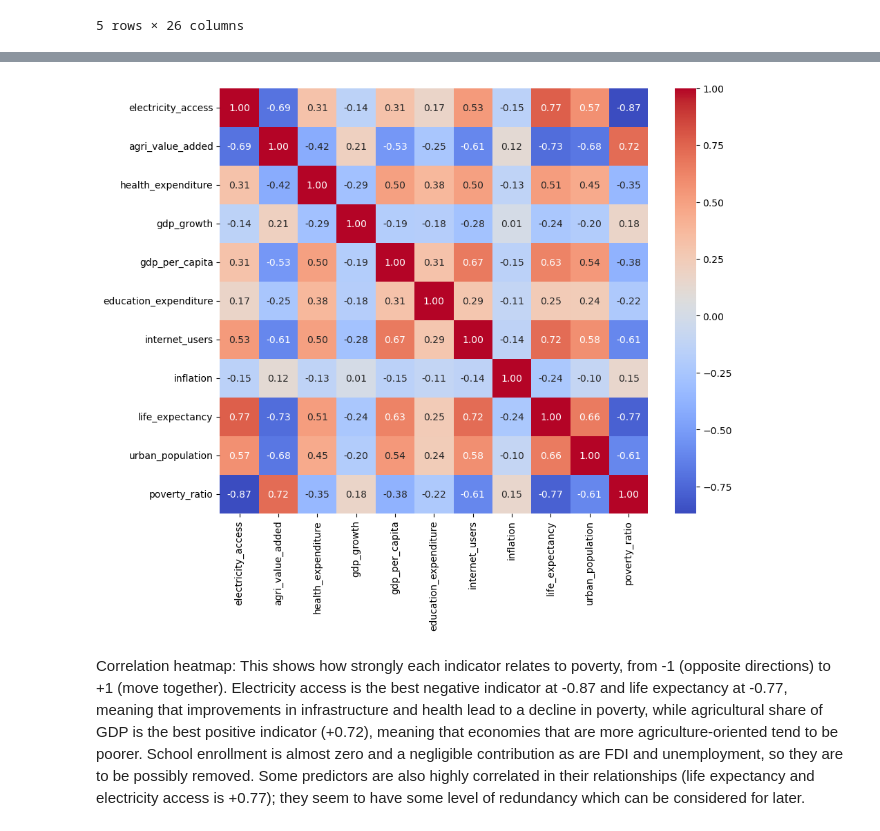
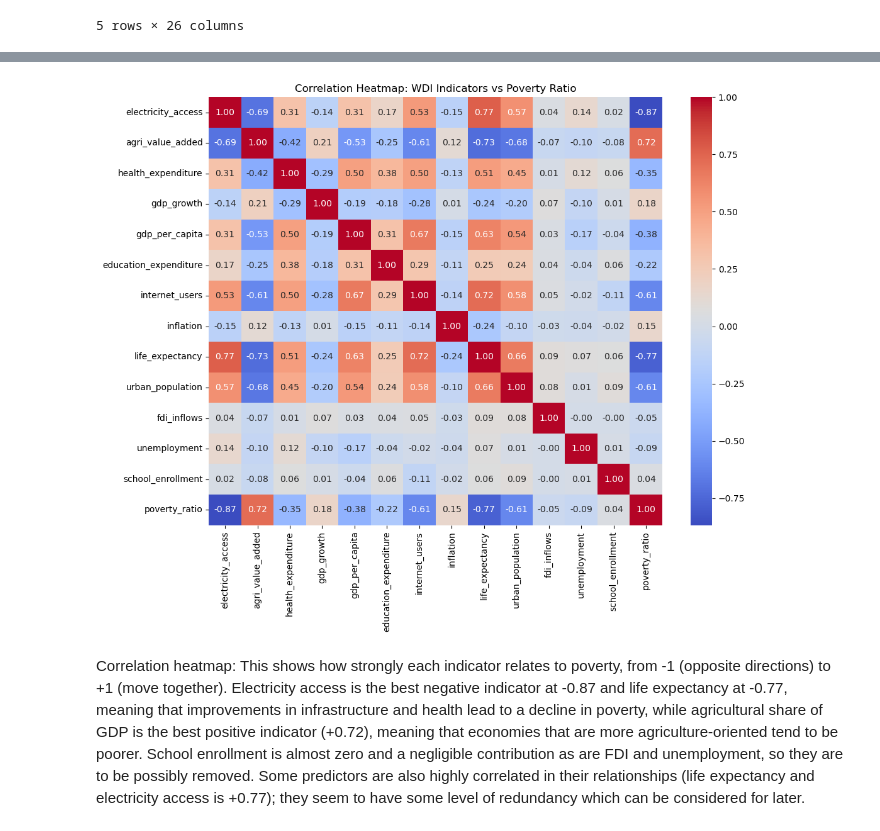
Before and after one commit to teniolaiji/MLSummative-_Regression-Analysis, a Jupyter notebook: linear_regression/multivariate.ipynb, the cells around one changed output, grey strips where cells are left out. Drawn from its saved outputs; the diff is of its cells as text; code cells hidden in the pictures.

Commit message:
Restore low signal features to correlation heat map

```diff
--- a/linear_regression/multivariate.ipynb
+++ b/linear_regression/multivariate.ipynb
@@ -43,16 +43,23 @@ target_col = 'poverty_ratio'
 os.makedirs('images', exist_ok=True)
 # %%
 # Correlation heatmap
+corr_df = pd.read_csv('wdi_poverty_panel_clean.csv')
+
 continuous_cols = ['electricity_access', 'agri_value_added', 'health_expenditure',
                    'gdp_growth', 'gdp_per_capita', 'education_expenditure',
                    'internet_users', 'inflation', 'life_expectancy',
-                   'urban_population', 'poverty_ratio']
-corr = df[continuous_cols].corr()
-plt.figure(figsize=(10, 8))
+                   'urban_population', 'fdi_inflows', 'unemployment',
+                   'school_enrollment', 'poverty_ratio']
+
+corr = corr_df[continuous_cols].corr()
+plt.figure(figsize=(11, 9))
 sns.heatmap(corr, annot=True, fmt='.2f', cmap='coolwarm')
+plt.title('Correlation Heatmap: WDI Indicators vs Poverty Ratio')
+plt.tight_layout()
 plt.savefig('images/correlation_heatmap.png', dpi=150, bbox_inches='tight')
+plt.show()
 # %% [output]
-[figure, old version]
+[figure, new version]
 # %% [markdown]
 Correlation heatmap: This shows how strongly each indicator relates to poverty, from -1 (opposite directions) to +1 (move together). Electricity access is the best negative indicator at -0.87 and life expectancy at -0.77, meaning that improvements in infrastructure and health lead to a decline in poverty, while agricultural share of GDP is the best positive indicator (+0.72), meaning that economies that are more agriculture-oriented tend to be poorer. School enrollment is almost zero and a negligible contribution as are FDI and unemployment, so they are to be possibly removed. Some predictors are also highly correlated in their relationships (life expectancy and electricity access is +0.77); they seem to have some level of redundancy which can be considered for later.
 # %%
```
Also changed, not shown: 1 other file.
